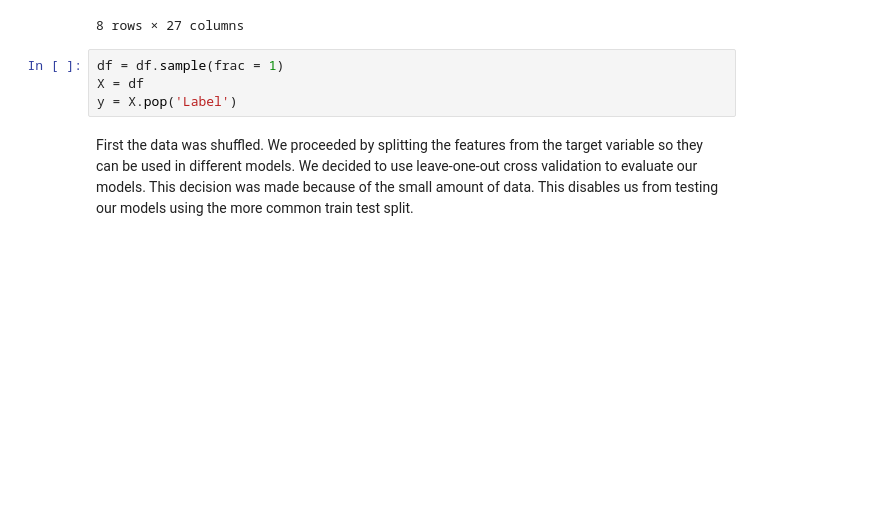
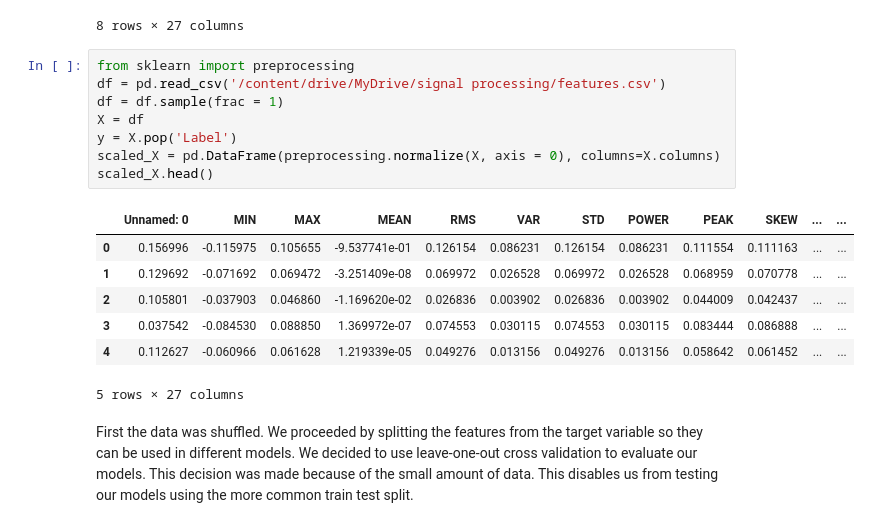
Before and after one commit to crdsteixeira/SP_project, a Jupyter notebook: signal_processing_catia.ipynb, the cells around one changed output. Cells and saved outputs as stored; diff of their text form; blank space fills up the shorter version.

```diff
--- a/signal_processing_catia.ipynb
+++ b/signal_processing_catia.ipynb
@@ -610,10 +613,22 @@ df.describe()
 | 75% | -4000.018417 | 10001.830785 | 3.595666e-06 | 914.331004 | 8.360185e+05 | 914.331004 | 8.360185e+05 | 10270.234164 | 19520.448931 | 14.184009 | ... | ... |
 | max | -665.801331 | 28077.649533 | 2.062250e-02 | 2643.880379 | 6.990103e+06 | 2643.880379 | 6.990103e+06 | 28077.649533 | 53145.818667 | 26.283908 | ... | ... |
 8 rows × 27 columns
-# %%
-df = df.sample(frac = 1)
-X = df
-y = X.pop('Label')
+# %%
+from sklearn import preprocessing
+df = pd.read_csv('/content/drive/MyDrive/signal processing/features.csv')
+df = df.sample(frac = 1)
+X = df
+y = X.pop('Label')
+scaled_X = pd.DataFrame(preprocessing.normalize(X, axis = 0), columns=X.columns)
+scaled_X.head()
+# %% [output]
+|  | Unnamed: 0 | MIN | MAX | MEAN | RMS | VAR | STD | POWER | PEAK | SKEW | ... | ... |
+| 0 | 0.156996 | -0.115975 | 0.105655 | -9.537741e-01 | 0.126154 | 0.086231 | 0.126154 | 0.086231 | 0.111554 | 0.111163 | ... | ... |
+| 1 | 0.129692 | -0.071692 | 0.069472 | -3.251409e-08 | 0.069972 | 0.026528 | 0.069972 | 0.026528 | 0.068959 | 0.070778 | ... | ... |
+| 2 | 0.105801 | -0.037903 | 0.046860 | -1.169620e-02 | 0.026836 | 0.003902 | 0.026836 | 0.003902 | 0.044009 | 0.042437 | ... | ... |
+| 3 | 0.037542 | -0.084530 | 0.088850 | 1.369972e-07 | 0.074553 | 0.030115 | 0.074553 | 0.030115 | 0.083444 | 0.086888 | ... | ... |
+| 4 | 0.112627 | -0.060966 | 0.061628 | 1.219339e-05 | 0.049276 | 0.013156 | 0.049276 | 0.013156 | 0.058642 | 0.061452 | ... | ... |
+5 rows × 27 columns
 # %% [markdown]
 First the data was shuffled. We proceeded by splitting the features from the target variable so they can be used in different models. We decided to use leave-one-out cross validation to evaluate our models. This decision was made because of the small amount of data. This disables us from testing our models using the more common train test split.
 # %% [markdown]
```
Also changed, not shown: parts of 14 cells of this notebook.
